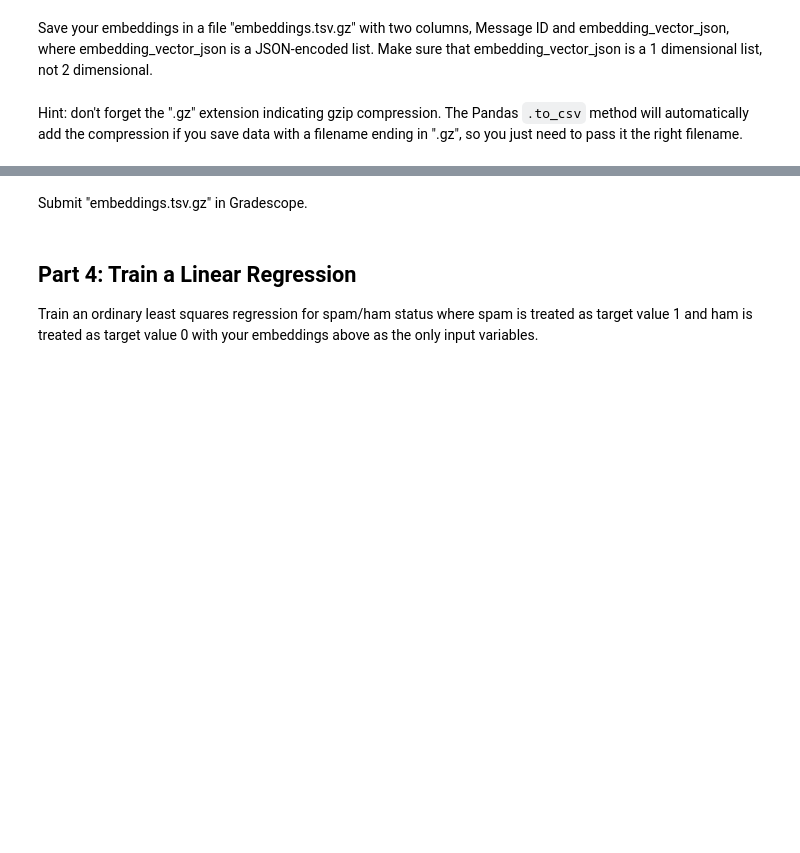
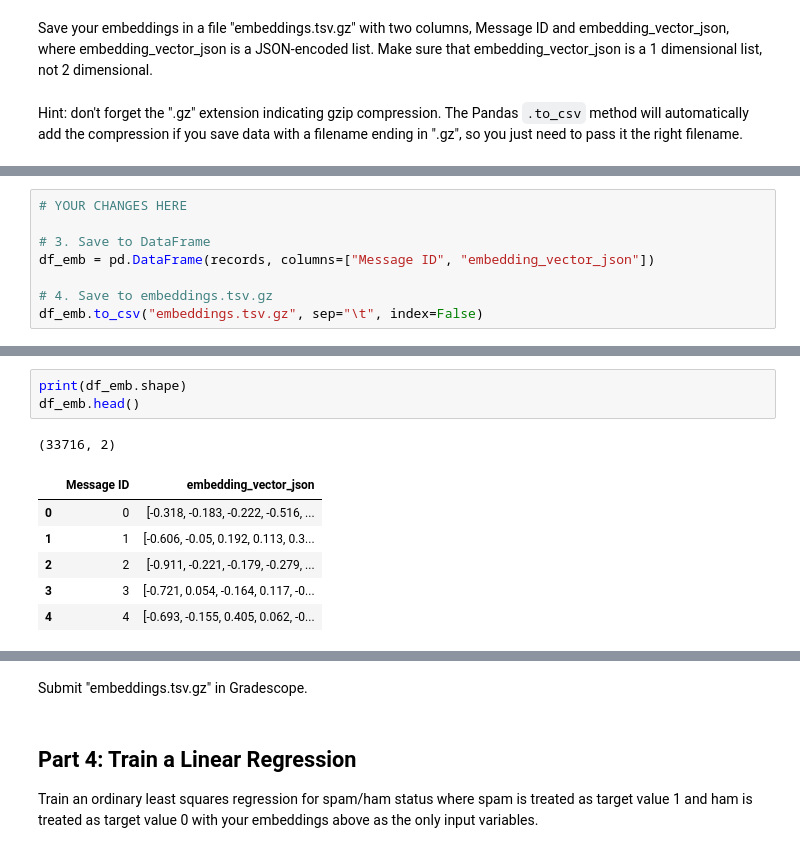
Before and after one commit to Rocking-Priya/704-fall-projects-2025, a Jupyter notebook: project.ipynb, the cells around one changed output, grey strips where cells are left out. Cells and saved outputs as stored; diff of their text form; blank space fills up the shorter version.

```diff
--- a/project.ipynb
+++ b/project.ipynb
@@ -162,0 +187,8 @@ Ellipsis
+# %%
+# YOUR CHANGES HERE
+
+# 3. Save to DataFrame
+df_emb = pd.DataFrame(records, columns=["Message ID", "embedding_vector_json"])
+
+# 4. Save to embeddings.tsv.gz
+df_emb.to_csv("embeddings.tsv.gz", sep="\t", index=False)
@@ -162,0 +201,11 @@ Ellipsis
+# %%
+print(df_emb.shape)
+df_emb.head()
+# %% [output]
+(33716, 2)
+|  | Message ID | embedding_vector_json |
+| 0 | 0 | [-0.318, -0.183, -0.222, -0.516, ... |
+| 1 | 1 | [-0.606, -0.05, 0.192, 0.113, 0.3... |
+| 2 | 2 | [-0.911, -0.221, -0.179, -0.279, ... |
+| 3 | 3 | [-0.721, 0.054, -0.164, 0.117, -0... |
+| 4 | 4 | [-0.693, -0.155, 0.405, 0.062, -0... |
```
Also changed, not shown: parts of 22 cells of this notebook.
